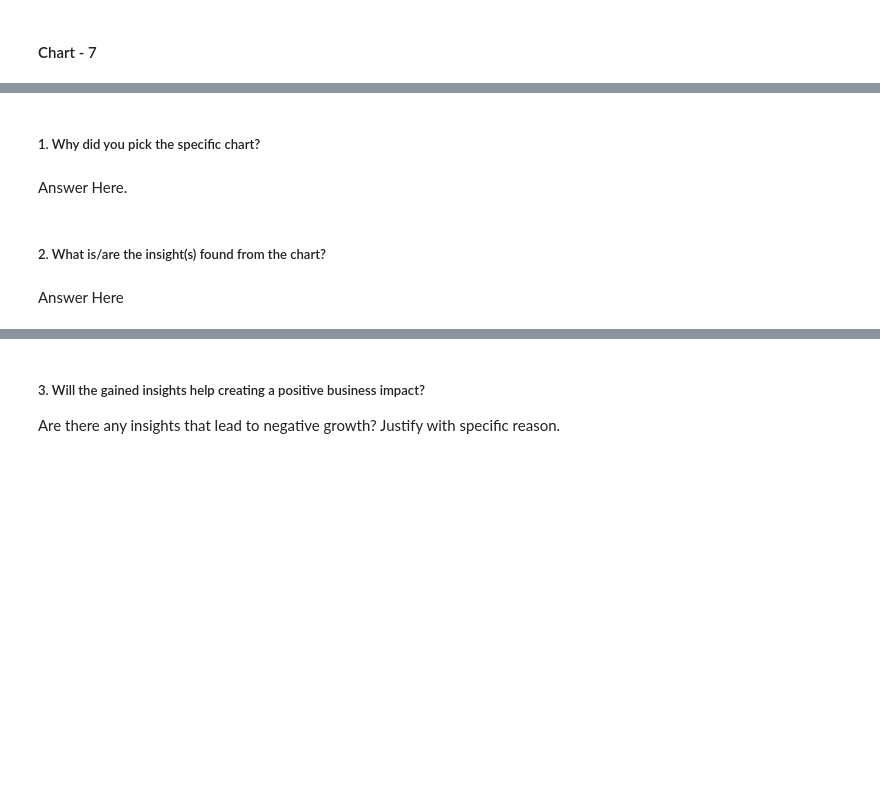
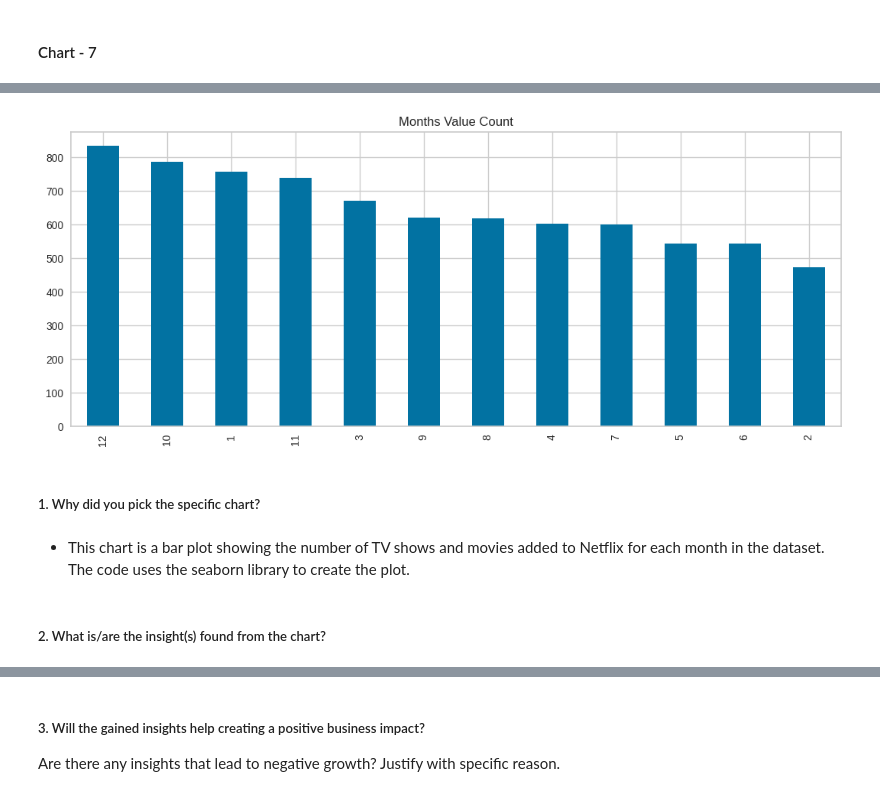
Before and after one commit to Navjotkhatri/NETFLIX-MOVIES-AND-TV-SHOWS-CLUSTERING, a Jupyter notebook: NETFLIX_MOVIES_AND_TV_SHOWS_CLUSTERING.ipynb, the cells around one changed output, grey strips where cells are left out. Saved outputs shown, nothing was run; the diff lists cells and outputs as text; code cells hidden in the pictures; blank space fills up the shorter version.

```diff
--- a/NETFLIX_MOVIES_AND_TV_SHOWS_CLUSTERING.ipynb
+++ b/NETFLIX_MOVIES_AND_TV_SHOWS_CLUSTERING.ipynb
@@ -619,0 +627,2 @@ Are there any insights that lead to negative growth? Justify with specific reaso
+# %%
+df_month_added = df['month_added'].value_counts()
@@ -620,8 +645,13 @@ Are there any insights that lead to negative growth? Justify with specific reaso
+# %%
+# Chart - 7 visualization code
+plt.title('Months Value Count')
+df_month_added.plot(kind='bar', figsize=(13,5))
+plt.show()
+# %% [output]
+[figure, added]
 # %% [markdown]
 ##### 1. Why did you pick the specific chart?
-# %% [markdown]
-Answer Here.
+# %% [markdown]
+* This chart is a bar plot showing the number of TV shows and movies added to Netflix for each month in the dataset. The code uses the seaborn library to create the plot.
 # %% [markdown]
 ##### 2. What is/are the insight(s) found from the chart?
-# %% [markdown]
-Answer Here
```
Also changed, not shown: parts of 23 cells of this notebook.
